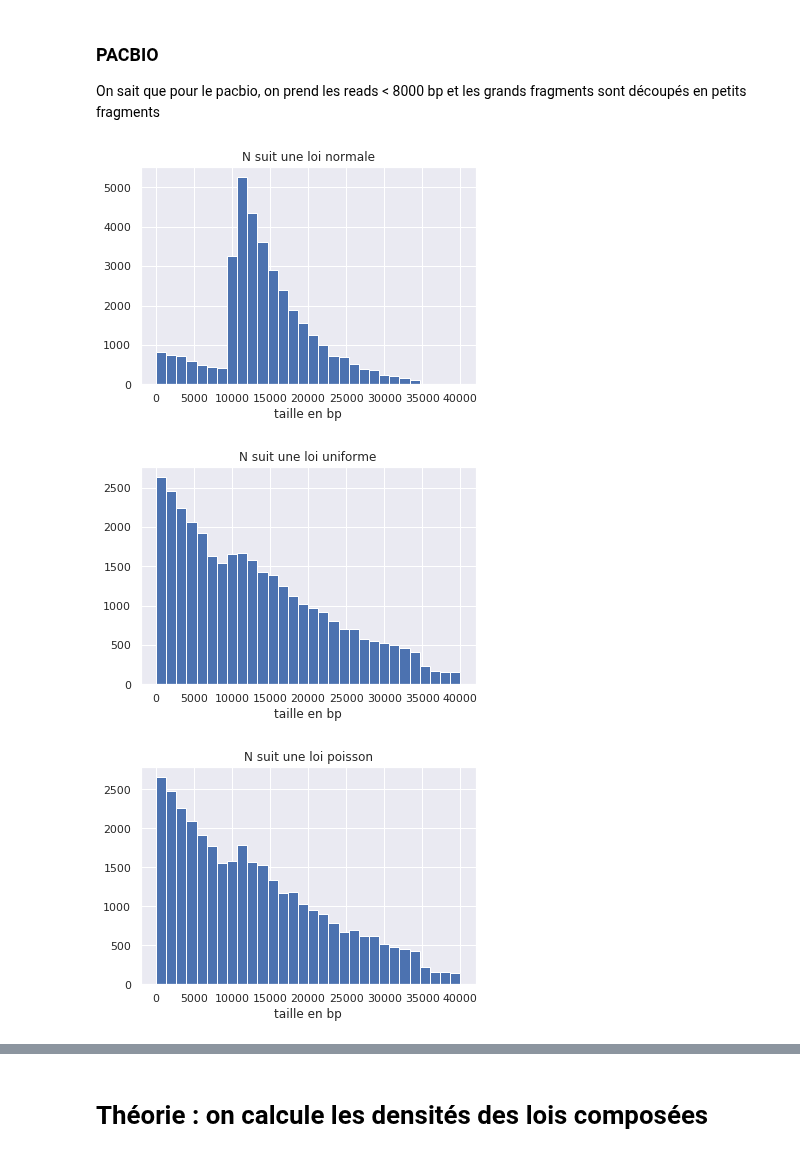
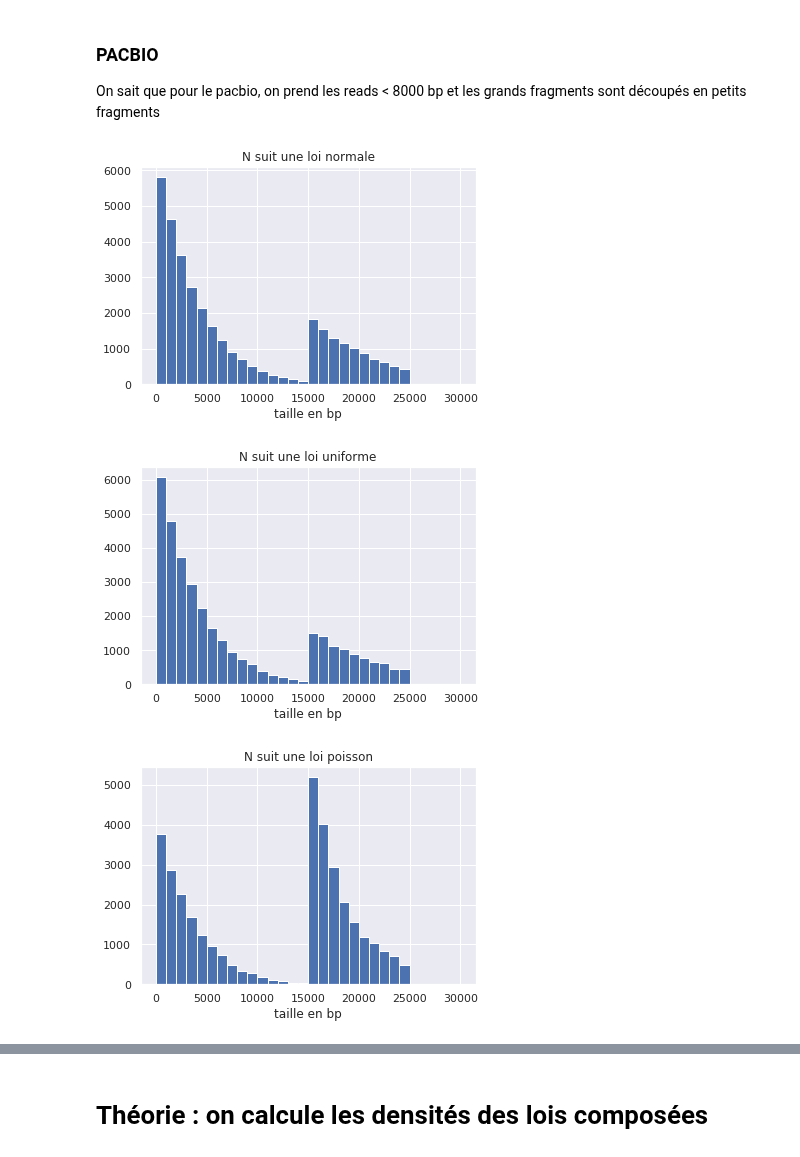
Before and after one commit to aminaghoul/reads_seq, a Jupyter notebook: stage1.ipynb, the cells around one changed output, grey strips where cells are left out. Drawn from its saved outputs; the diff is of its cells as text; code cells hidden in the pictures.

```diff
--- a/stage1.ipynb
+++ b/stage1.ipynb
@@ -323,9 +322,9 @@ def poid(element, tout, maxi, mini):
     return p
 
 for loi, parametres in [
-    ('normale', (850, 10)),
-    ('uniforme', (800, 900)),
-    ('poisson', 800)
+    ('normale', (1002,0.2)),
+    ('uniforme', (735.1597494703371, 3945.793172890805)),
+    ('poisson', 3055.732650756836)
 ]:
     fragments = list(chain.from_iterable(fracture([taille_genome] * 1000, loi, parametres)))
 
@@ -337,7 +336,7 @@ for loi, parametres in [
     s=sum(poids)
 
     fragments = choice(fragments, 172138, p=poids/s, replace=False)
-    #fragments = choices(fragments, poids, k=1000)
+    #fragments  = random.sample(fragments, 172138)
     #print(len(fragments))
     weights = np.ones_like(fragments) / float(len(fragments))
 
@@ -345,5 +344,6 @@ for loi, parametres in [
     plt.xlabel('taille en bp')
     plt.title('N suit une loi %s' %loi)
     plt.hist(fragments, range = (0,100000),bins=20)
+
     plt.show()
 # %% [output]
@@ -363,52 +363,52 @@ plt.show()
 
 On sait que pour le pacbio, on prend les reads < 8000 bp et les grands fragments sont découpés en petits fragments
 # %%
-taille_genome =3375390
-nbr_fragments = 45370
-Mu = 450
+taille_genome =4000000
+nbr_fragments = 35065
+Mu = 600
 Sigma = 10
-Nmin = 60
-Nmax = 120
-Lambda = 100
+Nmin = 500
+Nmax = 600
+Lambda = 1001.5024566650391
 
 def poid(element, tout, maxi, mini):
     p = maxi - element
     return p
 
 
 for loi, parametres in [
     ('normale', (Mu, Sigma)),
     ('uniforme', (Nmin, Nmax)),
     ('poisson', Lambda)
 ]:
     fragments = list(chain.from_iterable(fracture([taille_genome] * 1000,loi, parametres)))
 
 
 
-    fragments = [i  for i in fragments if i >= 10000]
+    fragments = [i  for i in fragments if i >= 15000]
     ok, ko = [], []
     for i in fragments:
-        (ok if i < 35000 else ko).append(i)
+        (ok if i < 25000 else ko).append(i)
     length = len(ko)
 
     for i in ko:
-        ok.extend(get_parts(i,5))
+        ok.extend(get_parts(i,9))
 
 
     maxi, mini = max(ok), min(ok)
     sumi = sum(ok)
 
     poids = list(map(partial(poid, mini=mini, maxi=maxi, tout=ok), ok))
     s=sum(poids)
-    ok = choice(ok, 35065, p=poids/s, replace=False)
-    #ok = random.sample(ok, nbr_fragments)
-    plt.hist(ok, range = (0,40000), bins=30)
+    #ok = choice(ok, 35065, p=poids/s, replace=False)
+    ok = random.sample(ok, nbr_fragments)
+    plt.hist(ok, range = (0,30000), bins=30)
     plt.xlabel('taille en bp')
     plt.title('N suit une loi %s' %loi)
 
     plt.show()
 # %% [output]
-[figure, old version]
+[figure, new version]
-[figure, old version]
+[figure, new version]
-[figure, old version]
+[figure, new version]
 # %%
```
Also changed, not shown: parts of 9 cells of this notebook.
